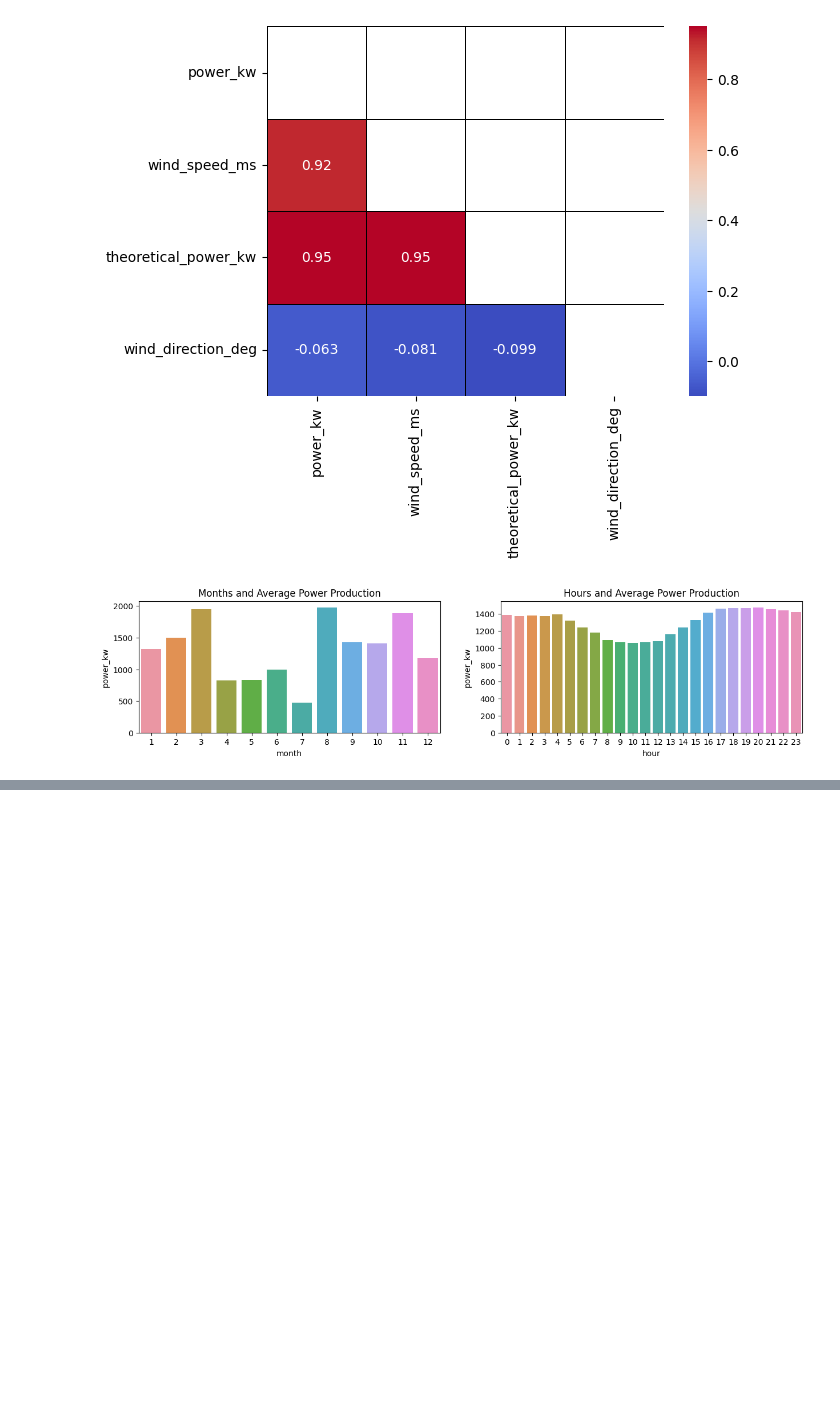
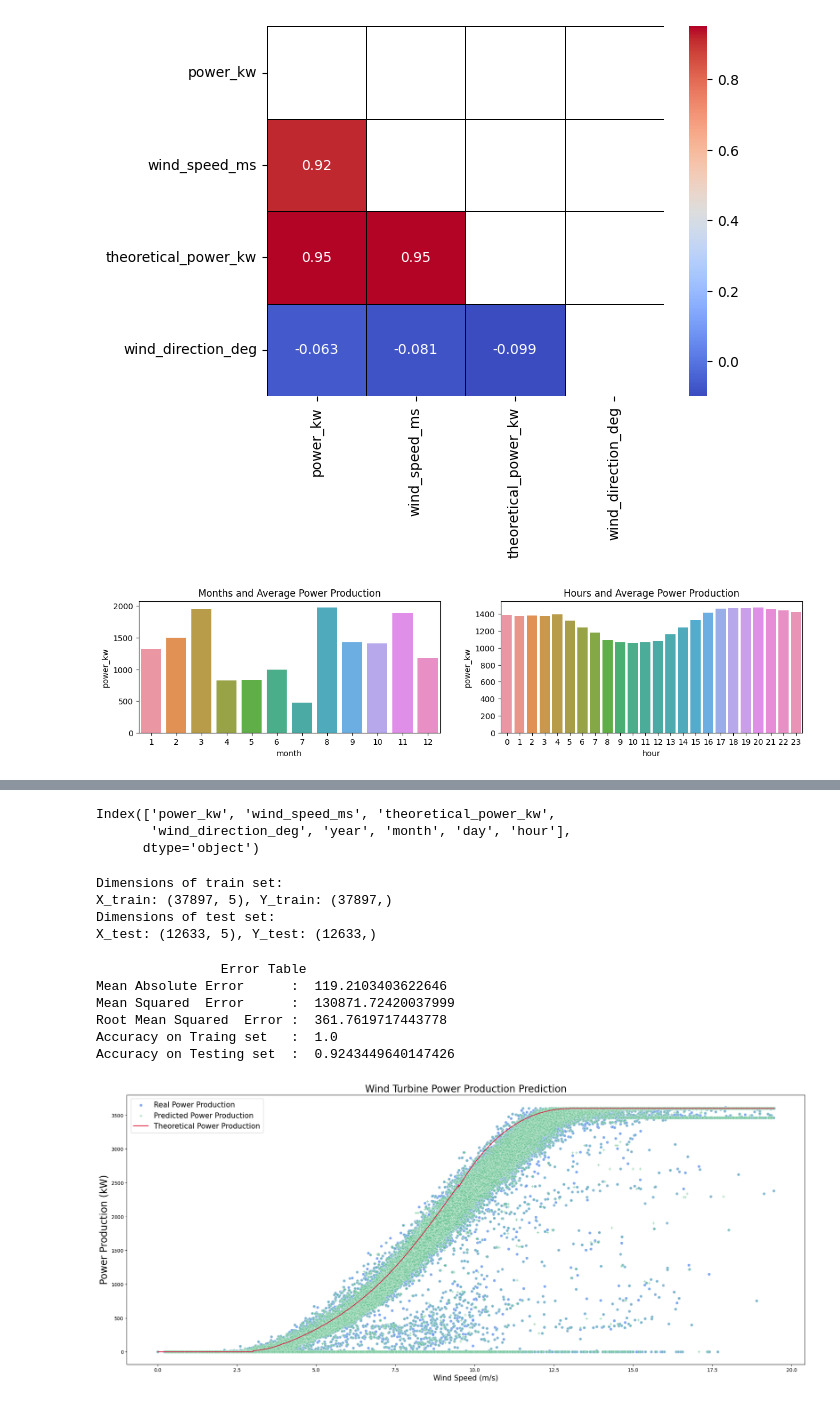
Before and after one commit to amrhkm/wind-turbine-power-prediction, a Jupyter notebook: train/palingperform.ipynb, the cells around one changed output, grey strips where cells are left out. Saved outputs shown, nothing was run; the diff lists cells and outputs as text; code cells hidden in the pictures; blank space fills up the shorter version.

Commit message:
modelling 1

```diff
--- a/train/palingperform.ipynb
+++ b/train/palingperform.ipynb
@@ -379,0 +405,6 @@ for each in columns:
+# %%
+df.columns
+# %% [output]
+Index(['power_kw', 'wind_speed_ms', 'theoretical_power_kw',
+       'wind_direction_deg', 'year', 'month', 'day', 'hour'],
+      dtype='object')
@@ -379,0 +416,58 @@ for each in columns:
+# %%
+x_train , x_test , y_train , y_test = train_test_split(X, Y, test_size=0.25, random_state=1234)
+
+print("Dimensions of train set:")
+print(f"X_train: {x_train.shape}, Y_train: {y_train.shape}")
+print("Dimensions of test set:")
+print(f"X_test: {x_test.shape}, Y_test: {y_test.shape}")
+# %% [output]
+Dimensions of train set:
+X_train: (37897, 5), Y_train: (37897,)
+Dimensions of test set:
+X_test: (12633, 5), Y_test: (12633,)
+# %%
+def train_model( models,  x_train, x_test, y_train, y_test):
+
+    model = models
+    model.fit(x_train,y_train)
+    y_pred_test = model.predict(x_test)
+    y_pred_train = model.predict(x_train)
+    y_total_prediction = model.predict(X)
+
+    print("\t\tError Table")
+    print('Mean Absolute Error      : ', metrics.mean_absolute_error(y_test, y_pred_test))
+    print('Mean Squared  Error      : ', metrics.mean_squared_error(y_test, y_pred_test))
+    print('Root Mean Squared  Error : ', np.sqrt(metrics.mean_squared_error(y_test, y_pred_test)))
+    print('Accuracy on Traing set   : ', metrics.r2_score(y_train,y_pred_train))
+    print('Accuracy on Testing set  : ', metrics.r2_score(y_test,y_pred_test))
+    return y_total_prediction
+# %%
+def visualizing_power(y_total_prediction, y_actual):
+    y_real = y_actual
+    y_prediction = y_total_prediction
+    TP = df['theoretical_power_kw']
+    number = len(df['wind_speed_ms'])
+    aa = [x for x in df['wind_speed_ms']]
+
+    plt.figure(figsize=(25, 10))
+
+    sns.scatterplot(x=aa, y=y_real[:number], color='cornflowerblue', label='Real Power Production', alpha=0.8, marker='o')
+    sns.scatterplot(x=aa, y=y_prediction[:number], color='#3CB371', label='Predicted Power Production', alpha=0.5, marker='P')
+    sns.lineplot(x='wind_speed_ms', y='theoretical_power_kw', color='crimson', label='Theoretical Power Production', data=df)
+
+    plt.xlabel('Wind Speed (m/s)', size=15)
+    plt.ylabel('Power Production (kW)', size=20)
+    plt.title('Wind Turbine Power Production Prediction', size=20)
+    plt.legend(fontsize=15)
+    plt.show()
+# %%
+y_predicted = train_model(DecisionTreeRegressor(),  x_train , x_test , y_train , y_test)
+visualizing_power(y_predicted, Y)
+# %% [output]
+                Error Table
+Mean Absolute Error      :  119.2103403622646
+Mean Squared  Error      :  130871.72420037999
+Root Mean Squared  Error :  361.7619717443778
+Accuracy on Traing set   :  1.0
+Accuracy on Testing set  :  0.9243449640147426
+[figure, added]
```
Also changed, not shown: parts of 8 cells of this notebook.
